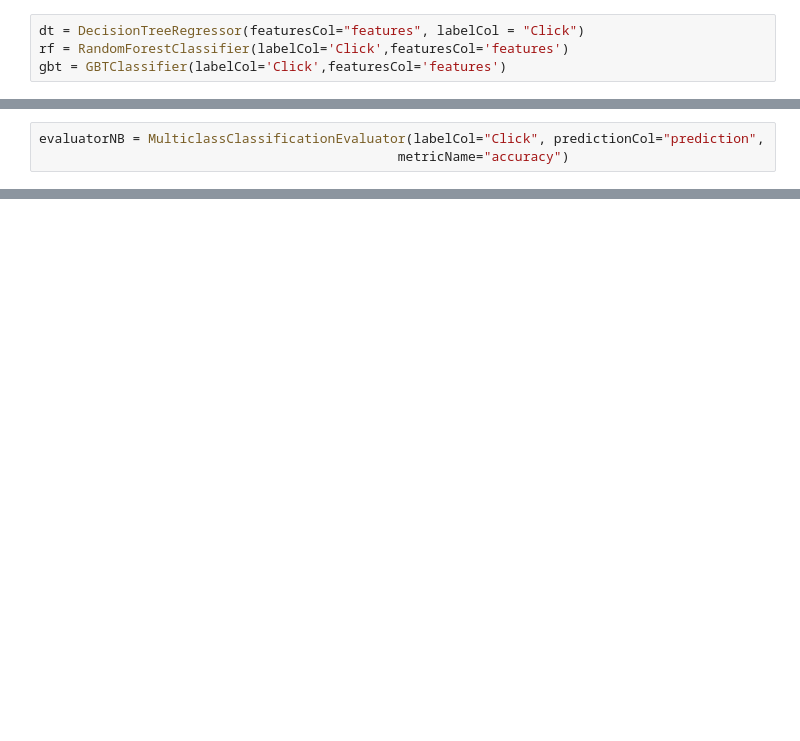
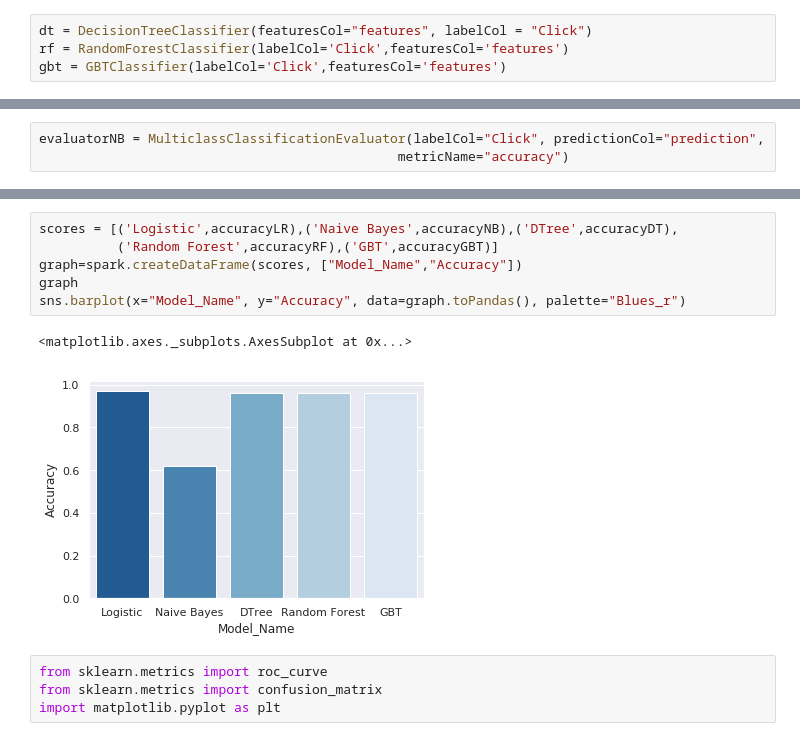
Before and after one commit to tejacst/Big-Data-Analytics, a Jupyter notebook: Iteration_4.ipynb, the cells around one changed output, grey strips where cells are left out. Saved outputs shown, nothing was run; the diff lists cells and outputs as text; blank space fills up the shorter version.

```diff
--- a/Iteration_4.ipynb
+++ b/Iteration_4.ipynb
@@ -292,7 +350,7 @@ assemblerDT = VectorAssembler(inputCols=['ID',
  'Male',
  'Area Income'],outputCol='features')
 # %%
-dt = DecisionTreeRegressor(featuresCol="features", labelCol = "Click")
+dt = DecisionTreeClassifier(featuresCol="features", labelCol = "Click")
 rf = RandomForestClassifier(labelCol='Click',featuresCol='features')
 gbt = GBTClassifier(labelCol='Click',featuresCol='features')
 # %%
@@ -426,0 +510,13 @@ NB: 61.3%
+# %%
+scores = [('Logistic',accuracyLR),('Naive Bayes',accuracyNB),('DTree',accuracyDT),
+          ('Random Forest',accuracyRF),('GBT',accuracyGBT)]
+graph=spark.createDataFrame(scores, ["Model_Name","Accuracy"])
+graph
+sns.barplot(x="Model_Name", y="Accuracy", data=graph.toPandas(), palette="Blues_r")
+# %% [output]
+<matplotlib.axes._subplots.AxesSubplot at 0x...>
+[figure, added]
+# %%
+from sklearn.metrics import roc_curve
+from sklearn.metrics import confusion_matrix
+import matplotlib.pyplot as plt
```
Also changed, not shown: parts of 41 cells of this notebook.
